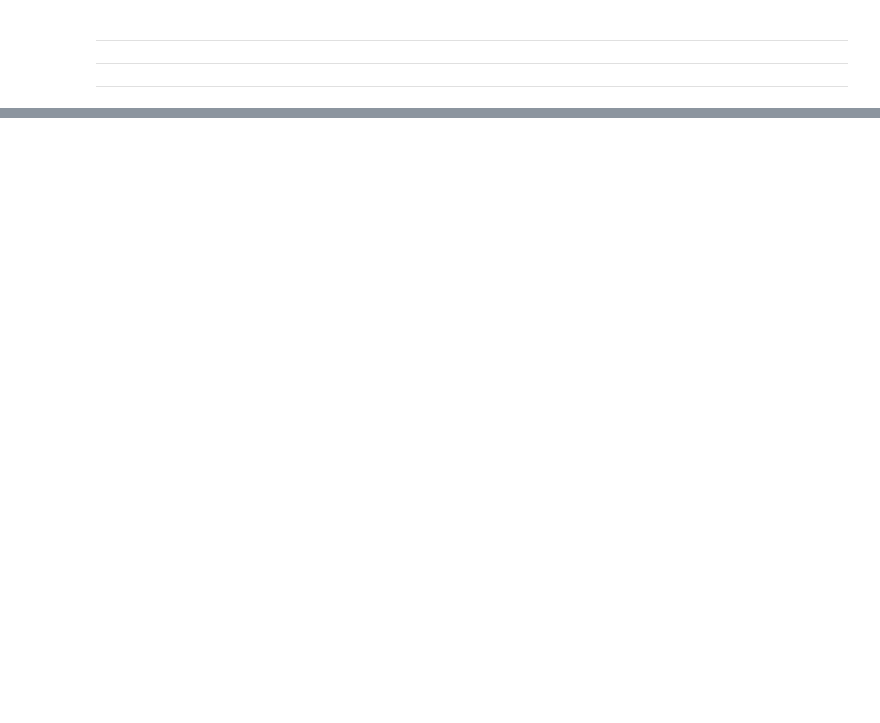
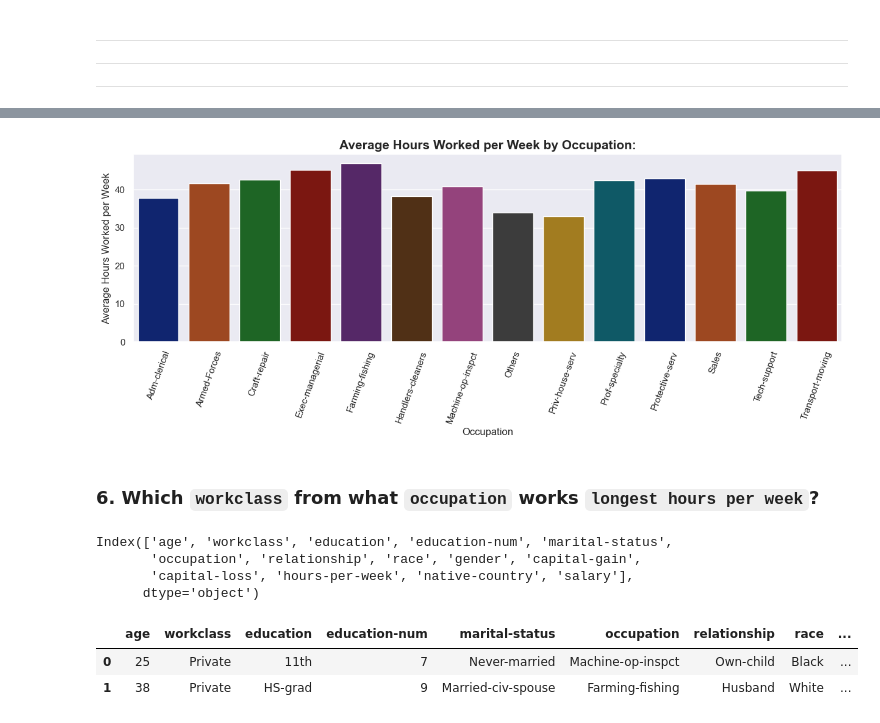
Before and after one commit to rajesh-coventry/Projects, a Jupyter notebook: 02_Data_Visuallization/04_Adults_Income_Analysis/Analysis-2_Work_and_Occupation.ipynb, the cells around one changed output, grey strips where cells are left out. Drawn from its saved outputs; the diff is of its cells as text; code cells hidden in the pictures; blank space fills up the shorter version.

```diff
--- a/02_Data_Visuallization/04_Adults_Income_Analysis/Analysis-2_Work_and_Occupation.ipynb
+++ b/02_Data_Visuallization/04_Adults_Income_Analysis/Analysis-2_Work_and_Occupation.ipynb
@@ -272,0 +295,3 @@ plt.show()
+# %%
+dass= data.groupby(by= "occupation")["hours-per-week"].agg(func= ["mean", "median"]).reset_index()
+dass
@@ -272,0 +324,26 @@ plt.show()
+# %%
+plt.figure(figsize=(15, 4))
+sns.set_theme(style= "darkgrid")
+sns.barplot(data= dass, x= "occupation", y= "mean", palette= "dark")
+plt.title("Average Hours Worked per Week by Occupation:", fontsize= 15, fontweight= "bold")
+plt.xlabel("Occupation")
+plt.ylabel("Average Hours Worked per Week")
+plt.xticks(rotation= 70)
+plt.show()
+# %% [output]
+[figure, added]
+# %% [markdown]
+### **6. Which `workclass` from what `occupation` works `longest hours per week`?**
+# %%
+data.columns
+# %% [output]
+Index(['age', 'workclass', 'education', 'education-num', 'marital-status',
+       'occupation', 'relationship', 'race', 'gender', 'capital-gain',
+       'capital-loss', 'hours-per-week', 'native-country', 'salary'],
+      dtype='object')
+# %%
+data.head(2)
+# %% [output]
+|  | age | workclass | education | education-num | marital-status | occupation | relationship | race | ... |
+| 0 | 25 | Private | 11th | 7 | Never-married | Machine-op-inspct | Own-child | Black | ... |
+| 1 | 38 | Private | HS-grad | 9 | Married-civ-spouse | Farming-fishing | Husband | White | ... |
```
Also changed, not shown: parts of 32 cells of this notebook, 1 other file.
